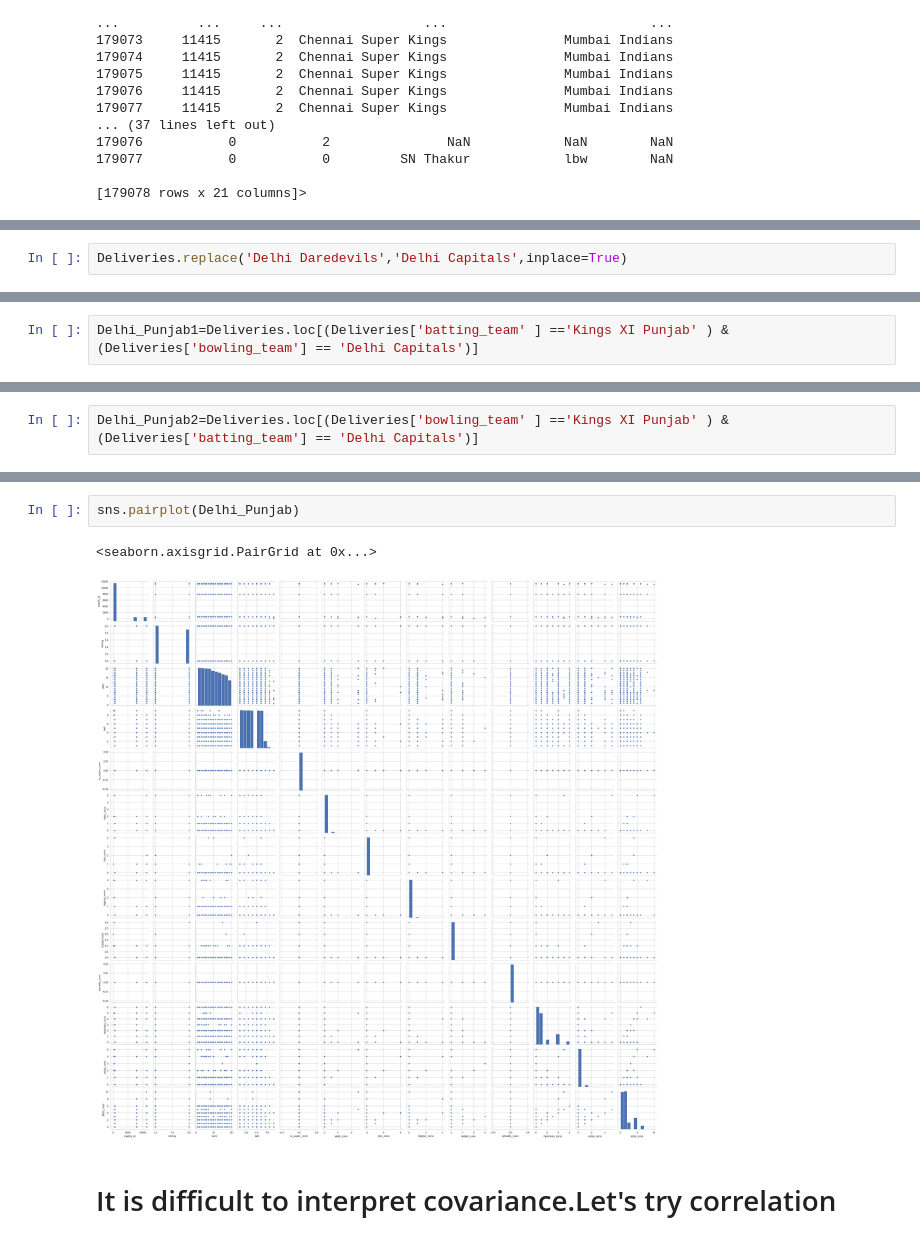
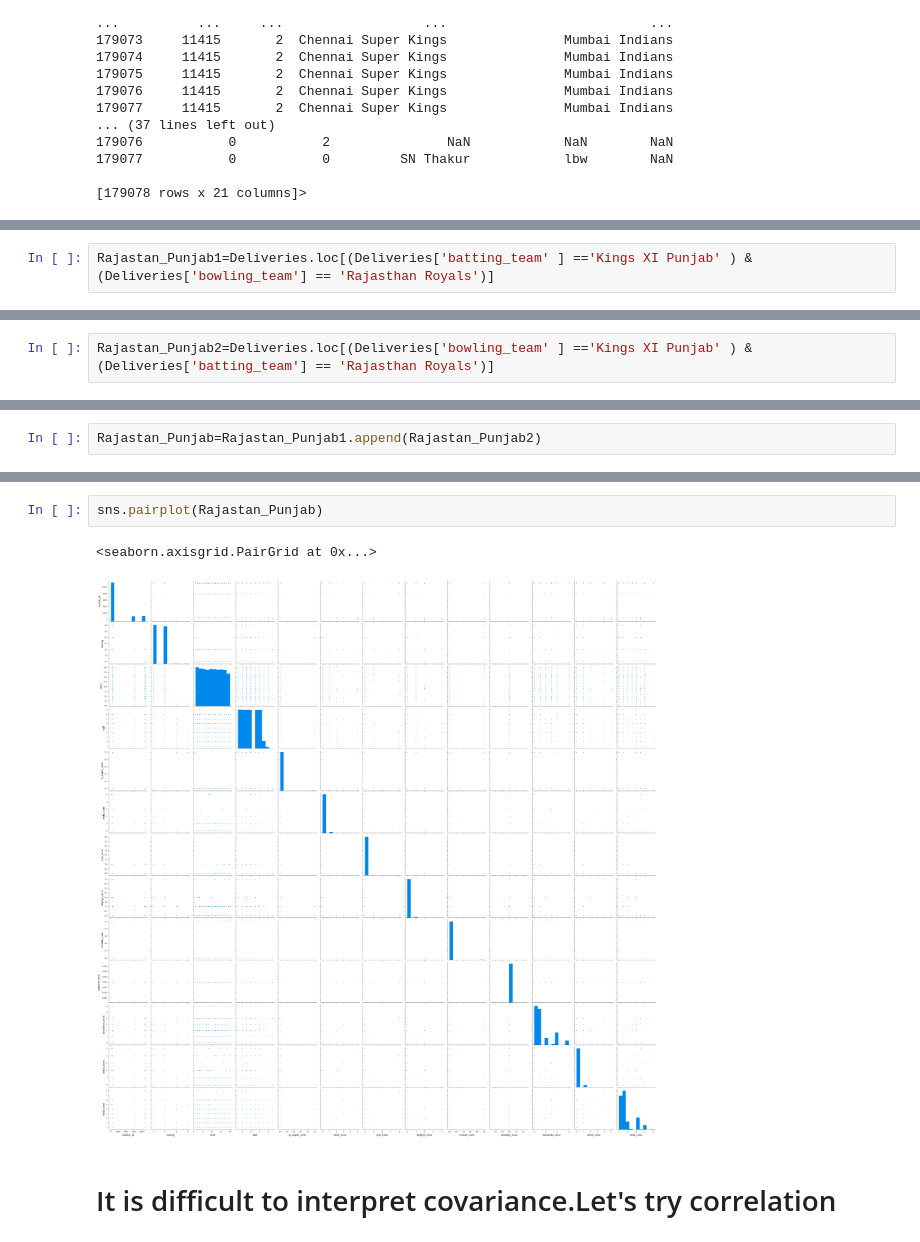
Before and after one commit to prajwal-kv/INTERNSHIP, a Jupyter notebook: DC_KXIP.ipynb, the cells around one changed output, grey strips where cells are left out. Saved outputs shown, nothing was run; the diff lists cells and outputs as text.

```diff
--- a/DC_KXIP.ipynb
+++ b/DC_KXIP.ipynb
@@ -438,2 +410,0 @@ Deliveries.describe
-# %%
-Deliveries.replace('Delhi Daredevils','Delhi Capitals',inplace=True)
@@ -463,2 +413,2 @@ Deliveries.tail(30)
 # %%
-Delhi_Punjab1=Deliveries.loc[(Deliveries['batting_team' ] =='Kings XI Punjab' ) & (Deliveries['bowling_team'] == 'Delhi Capitals')]
+Rajastan_Punjab1=Deliveries.loc[(Deliveries['batting_team' ] =='Kings XI Punjab' ) & (Deliveries['bowling_team'] == 'Rajasthan Royals')]
@@ -481,2 +431,2 @@ Delhi_Punjab1
 # %%
-Delhi_Punjab2=Deliveries.loc[(Deliveries['bowling_team' ] =='Kings XI Punjab' ) & (Deliveries['batting_team'] == 'Delhi Capitals')]
+Rajastan_Punjab2=Deliveries.loc[(Deliveries['bowling_team' ] =='Kings XI Punjab' ) & (Deliveries['batting_team'] == 'Rajasthan Royals')]
@@ -501 +449,3 @@ Delhi_Punjab=Delhi_Punjab1.append(Delhi_Punjab2)
+# %%
+Rajastan_Punjab=Rajastan_Punjab1.append(Rajastan_Punjab2)
 # %% [markdown]
@@ -540,9 +493,9 @@ Delhi_Punjab['match_id'].value_counts()
 Name: match_id, dtype: int64
 # %%
-sns.pairplot(Delhi_Punjab)
+sns.pairplot(Rajastan_Punjab)
 # %% [output]
 <seaborn.axisgrid.PairGrid at 0x...>
-[figure, old version]
+[figure, new version]
 # %% [markdown]
 # It is difficult to interpret covariance.Let's try correlation
 # %%
```
Also changed, not shown: parts of 285 cells of this notebook.
